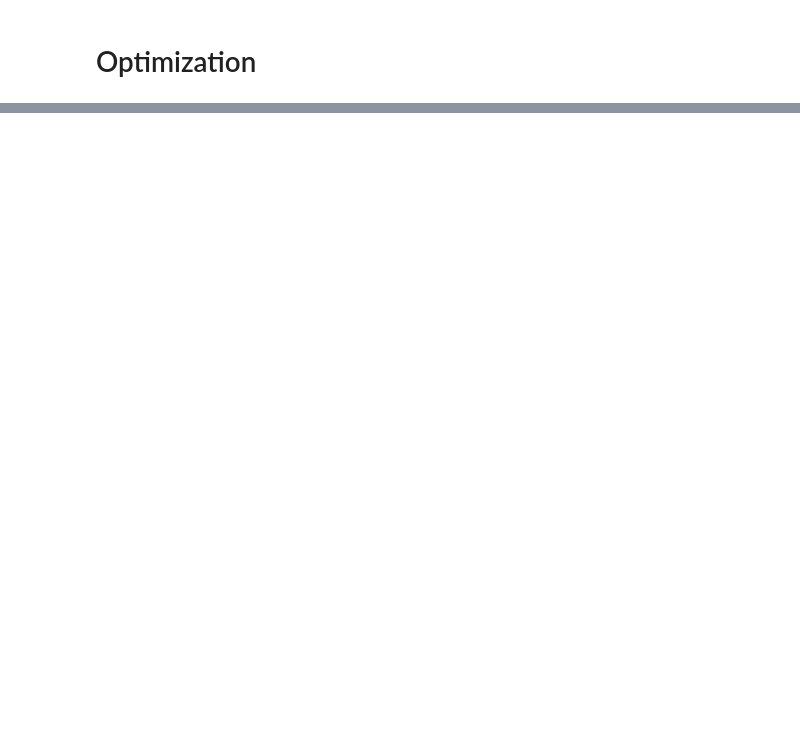
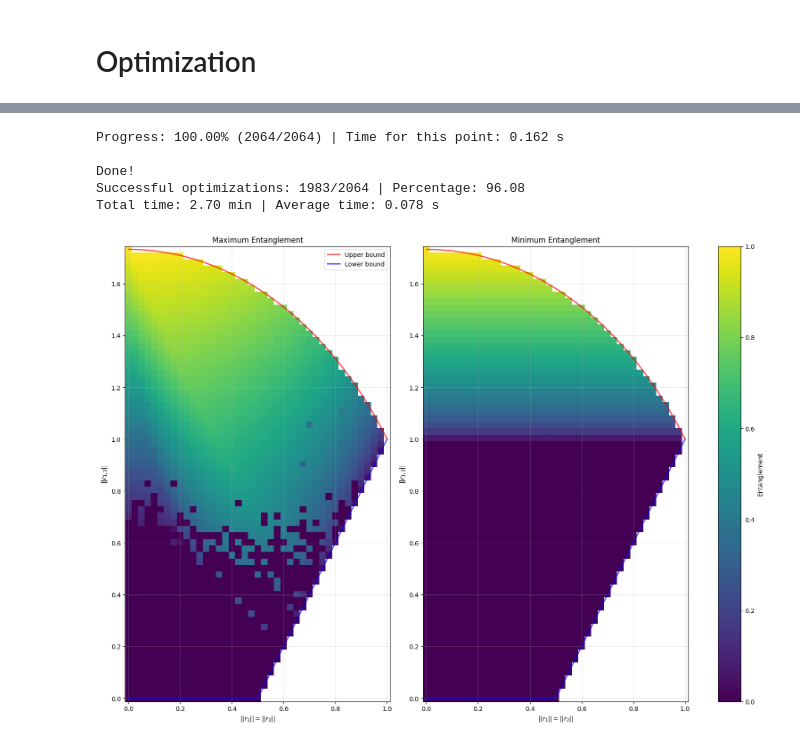
Before and after one commit to Garcia-Velo/-2024--bloch-lengths, a Jupyter notebook: notebooks/space_exploration.ipynb, the cells around one changed output, grey strips where cells are left out. Drawn from its saved outputs; the diff is of its cells as text; code cells hidden in the pictures; blank space fills up the shorter version.

Commit message:
global optimization v.1.0

```diff
--- a/notebooks/space_exploration.ipynb
+++ b/notebooks/space_exploration.ipynb
@@ -38,7 +41,7 @@ Therefore, is the intersection of a region in the first quadrant and the plane $
 - $z \ge 2x - 1$,
 - $z \le \sqrt{3 - 2 x^2}$.
 # %%
-D = 20
+D = 40
 Dx, Dz = D + 1, int(np.sqrt(3) * D) + 1
 
 x = np.linspace(0, 1, Dx)
@@ -51,7 +54,9 @@ mask1 = Z >= 2*X - 1
 mask2 = Z**2 <= 3 - 2*X**2
 
 mask = mask1 & mask2
+indices = np.where(mask)
+total_points = len(indices[0])
 
 points = np.column_stack((X[mask], X[mask], Z[mask]))
-print(f"Number of points: {points.shape[0]}")
+print(f"Number of points: {points.shape}")
 # %% [output]
@@ -84,0 +125,68 @@ plt.show()
+# %%
+success, times = [], []
+min_ent = np.full_like(X, np.nan, dtype=float)
+
+for counter, (idx, jdx) in enumerate(zip(indices[0], indices[1]), 1):
+    t0 = time.time()
+
+    x_val = X[idx, jdx]
+    y_val = Y[idx, jdx]
+    z_val = Z[idx, jdx]
+
+    Rt = {(1,): float(x_val), (2,): float(y_val), (1, 2): float(z_val)}
+
+    optimization_result = optimize_moment_preserving_entanglement(d, tensor_basis, subset_index_map, Rt,
+                                                              metric="concurrence", optimization="minimize", cholesky_opt=True)
+
+    min_ent[idx, jdx] = optimization_result.metric_final
+    success.append(optimization_result.optimizer_info["result_success"])
+
+    tf = time.time()
+
+    times.append(tf-t0)
+    # Progress tracker
+    percent_complete = (counter / total_points) * 100
+    print(f"\rProgress: {percent_complete:.2f}% ({counter}/{total_points}) | Time for this point: {tf-t0:.3f} s", end="", flush=True)
+
+print(f"\n\nDone!")
+print(f"Successful optimizations: {sum(success)}/{total_points} | Percentage: {sum(success)*100/total_points:.2f} %")
+print(f"Total time: {sum(times)/60:.2f} min | Average time: {sum(times)/total_points:.3f} s", )
+# %% [output]
+Progress: 100.00% (2064/2064) | Time for this point: 0.162 s
+
+Done!
+Successful optimizations: 1983/2064 | Percentage: 96.08
+Total time: 2.70 min | Average time: 0.078 s
+# %%
+fig, ax = plt.subplots(1, 2, figsize=(15, 11), constrained_layout=True)
+
+mesh0 = ax[0].pcolormesh(X, Z, max_ent, shading='auto', cmap='viridis', vmin=0, vmax=1)
+mesh1 = ax[1].pcolormesh(X, Z, min_ent, shading='auto', cmap='viridis', vmin=0, vmax=1)
+
+cbar = fig.colorbar(mesh1, ax=ax.ravel().tolist(), label='Entanglement',
+                    pad=0.05, aspect=20, shrink=1)
+
+cbar.set_ticks(list(np.linspace(0, 1, 6)))
+
+ax[0].set(xlabel = r"$|| r_1 || = || r_2 ||$", ylabel = r"$||r_{1, 2}||$")
+ax[1].set(xlabel = r"$|| r_1 || = || r_2 ||$", ylabel = r"$||r_{1, 2}||$")
+
+ax[0].set_title('Maximum Entanglement')
+ax[1].set_title('Minimum Entanglement')
+
+x_boundary = np.linspace(0, 1, 100)
+z_upper = np.sqrt(3 - 2*x_boundary**2)
+z_lower = np.maximum(0, 2*x_boundary - 1)
+
+ax[0].plot(x_boundary, z_upper, 'r-', linewidth=2, alpha=0.7, label='Upper bound')
+ax[0].plot(x_boundary, z_lower, 'b-', linewidth=2, alpha=0.7, label='Lower bound')
+ax[1].plot(x_boundary, z_upper, 'r-', linewidth=2, alpha=0.7)
+ax[1].plot(x_boundary, z_lower, 'b-', linewidth=2, alpha=0.7)
+
+ax[0].legend(loc='upper right')
+ax[0].grid(True, alpha=0.3)
+ax[1].grid(True, alpha=0.3)
+
+plt.show()
+# %% [output]
+[figure, added]
```
Also changed, not shown: parts of 4 cells of this notebook, 2 other files.
